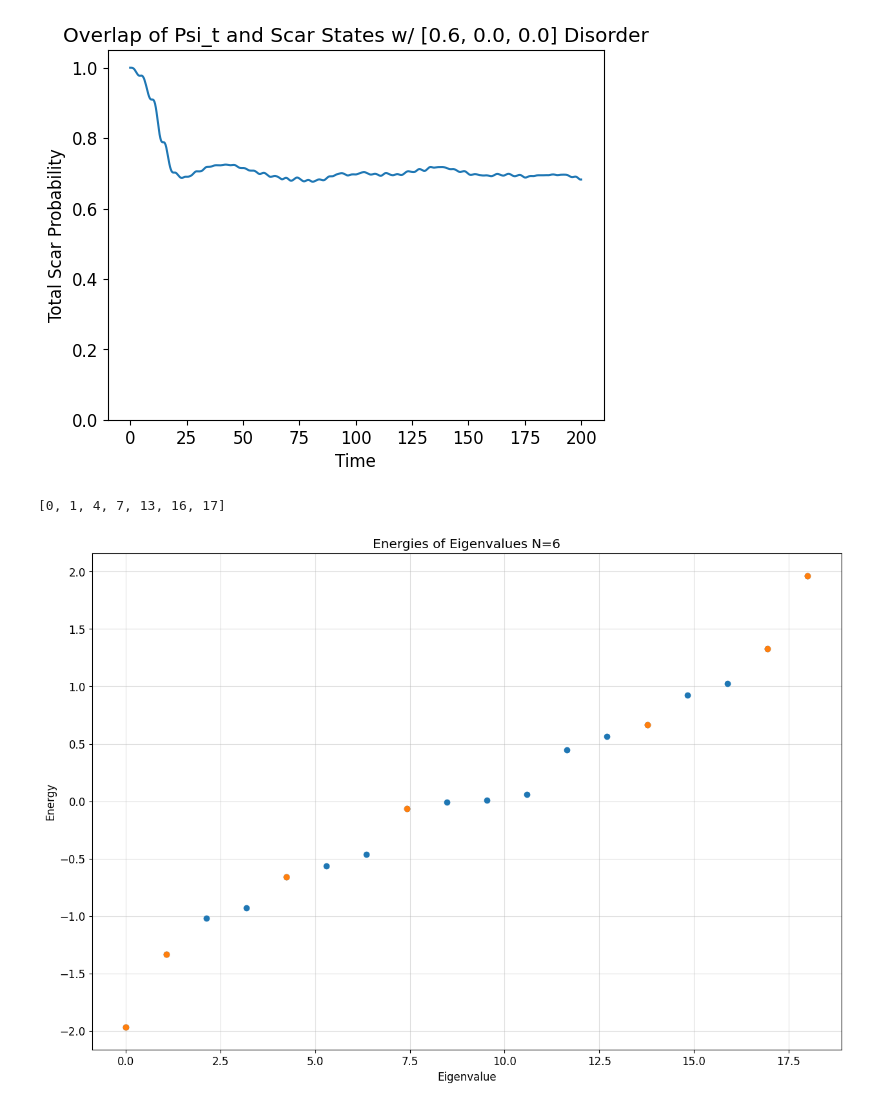
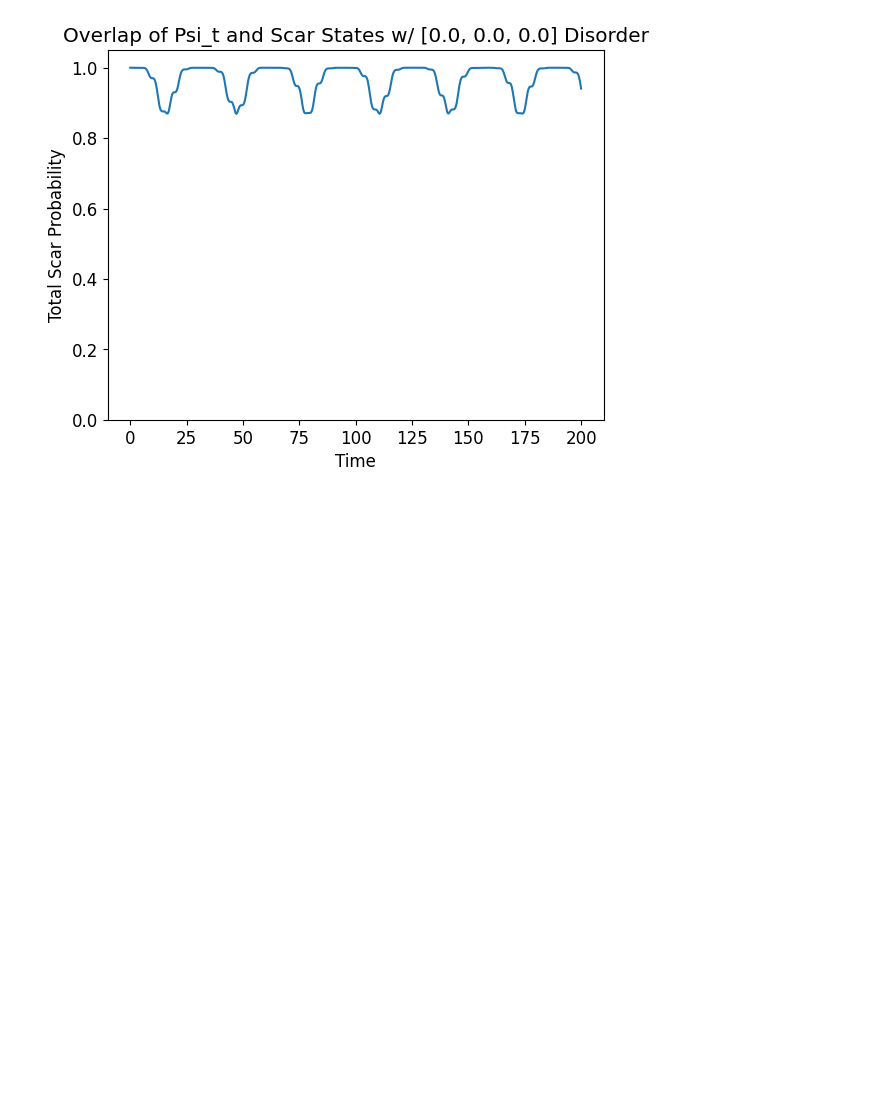
Before and after one commit to Idden/Quantum-Internship, a Jupyter notebook: Quantum_Batteries_Scars/disorder_tests/scars_were_injuries_previously.ipynb, the cells around one changed output. Drawn from its saved outputs; the diff is of its cells as text; code cells hidden in the pictures; blank space fills up the shorter version.

```diff
--- a/Quantum_Batteries_Scars/disorder_tests/scars_were_injuries_previously.ipynb
+++ b/Quantum_Batteries_Scars/disorder_tests/scars_were_injuries_previously.ipynb
@@ -5,7 +5,7 @@ import matplotlib.pyplot as plt
 from quantumScarFunctions import *
 from quantumScarsPlotting import *
 # %%
-N = 6
+N = 8
 wd = 0.6365091993031289
 wm = 1.0
 tlist = np.linspace(0, 200, 600)
@@ -13,36 +13,13 @@ args = {"A": 0.1, "omega": wd}
 
 dx = 0.0
 dy = 0.0
-dz = 0.6
+dz = 0.0
 
 H0, H1, eigenvalues, eigenstates, psi0, basisList = get_scar_ham(N, ham_disorder=[dz, dy, dx], random_seed=False)
 H = qt.QobjEvo([H0, [H1, coeff]], args=args)
 psi_t = qt.sesolve(H, eigenstates[0], tlist)
 # %%
-scarIndices = giveMeScarOverlap(N, psi0, tlist, plot_scars=False, disorder=[dz, dy, dx], reals=200, args=args)
-print(scarIndices)
-
-plt.figure(figsize=(15, 10))
-
-eigenvalues = H0.eigenenergies()
-xlist = np.linspace(0, len(eigenvalues), len(eigenvalues))
-plt.plot(xlist, eigenvalues, ".", ms=12)
-
-slist = []
-scarVals = []
-for i in scarIndices:
-    slist.append(xlist[i])
-    scarVals.append(eigenvalues[i])
-
-plt.plot(slist, scarVals, ".", ms=12)
-plt.grid(True)
-plt.xlabel("Eigenvalue")
-plt.ylabel("Energy")
-plt.grid(True, alpha=0.4)
-plt.title(f"Energies of Eigenvalues N={N}")
-plt.show()
+scarIndices = giveMeScarOverlap(N, psi0, tlist, plot_scars=False, disorder=[dz, dy, dx], reals=100, args=args)
 # %% [output]
-[figure, old version]
+[figure, new version]
-[0, 1, 4, 7, 13, 16, 17]
-[figure, removed]
 # %%
```
Also changed, not shown: parts of 1 cell of this notebook, 10 other files.
